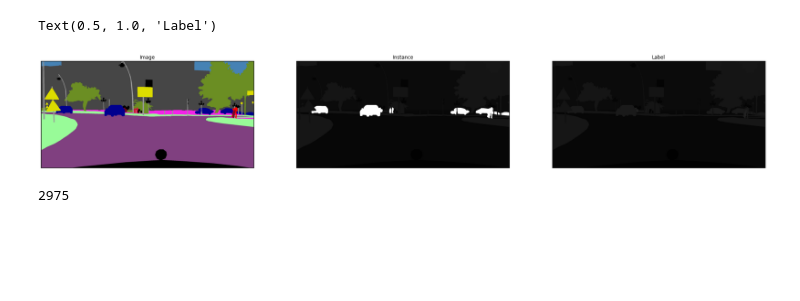
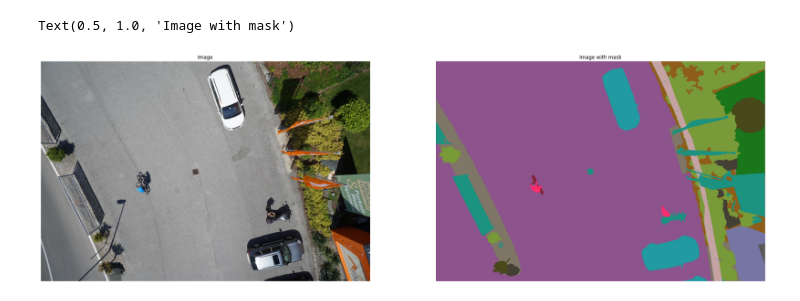
Before and after one commit to gandhisamay/Drone-Cam-Segmentation, a Jupyter notebook: Semantic_Segmentation.ipynb, the cells around one changed output. Saved outputs shown, nothing was run; the diff lists cells and outputs as text; code cells hidden in the pictures; blank space fills up the shorter version.

Commit message:
Major dataset related changes made still some changes remaining

```diff
--- a/Semantic_Segmentation.ipynb
+++ b/Semantic_Segmentation.ipynb
@@ -51,25 +50,26 @@ dataset = datasets.ImageFolder(train_path,transform=transforms.ToTensor())
 # %%
 #Viewing the images
-fig = plt.figure(figsize=(32,16))
+images = 'dataset/semantic_drone_dataset/Original_Images/original_images'
+rgb_masks = 'RGB_color_image_masks/RGB_color_image_masks'
+
+image = Image.open(images + '/596.jpg')
+rgb_mask = Image.open(rgb_masks + '/596.png')
+
+fig = plt.figure(figsize=(32,32))
 rows = 1
-columns = 3
+columns = 2
 
 fig.add_subplot(rows,columns,1)
-plt.imshow(dataset[0][0].permute(1,2,0))
+plt.imshow(image)
 plt.axis('off')
 plt.title("Image")
 
 fig.add_subplot(rows,columns,2)
-plt.imshow(dataset[1][0].permute(1,2,0))
+plt.imshow(rgb_mask,alpha=0.9)
 plt.axis('off')
-plt.title("Instance")
-
-fig.add_subplot(rows,columns,3)
-plt.imshow(dataset[2][0].permute(1,2,0))
-plt.axis('off')
-plt.title("Label")
+plt.title("Image with mask")
 # %% [output]
-Text(0.5, 1.0, 'Label')
+Text(0.5, 1.0, 'Image with mask')
-[figure, old version]
+[figure, new version]
 # %%
 #Making the dataset
@@ -118,6 +118,2 @@ test_dataset = CityScapeDataset(val_path)
-# %%
-len(train_dataset)
-# %% [output]
-2975
 # %%
 #Make the data_loader now so that the data is ready for training
```
Also changed, not shown: parts of 13 cells of this notebook.
